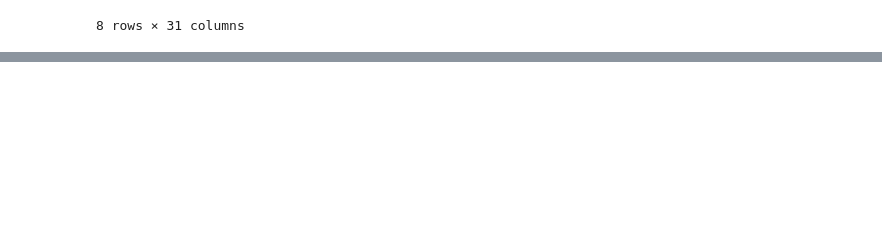
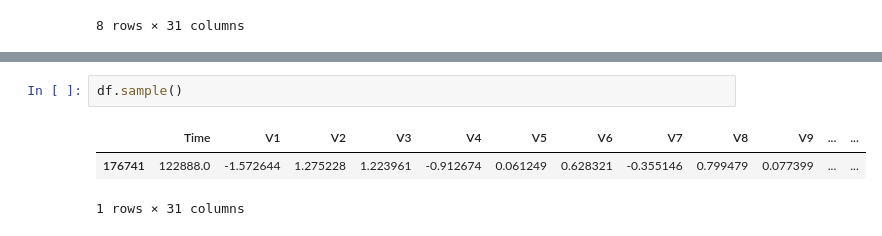
Before and after one commit to TechSubrat-netizen/ML_Projects, a Jupyter notebook: Credit_card_Fraud_Detection/credit_card_fraud_detection_model.ipynb, the cells around one changed output, grey strips where cells are left out. Cells and saved outputs as stored; diff of their text form; blank space fills up the shorter version.

```diff
--- a/Credit_card_Fraud_Detection/credit_card_fraud_detection_model.ipynb
+++ b/Credit_card_Fraud_Detection/credit_card_fraud_detection_model.ipynb
@@ -109 +112,7 @@ df.sample(20)
 20 rows × 31 columns
+# %%
+df.sample()
+# %% [output]
+|  | Time | V1 | V2 | V3 | V4 | V5 | V6 | V7 | V8 | V9 | ... | ... |
+| 176741 | 122888.0 | -1.572644 | 1.275228 | 1.223961 | -0.912674 | 0.061249 | 0.628321 | -0.355146 | 0.799479 | 0.077399 | ... | ... |
+1 rows × 31 columns
```
Also changed, not shown: parts of 13 cells of this notebook, 4 other files.
